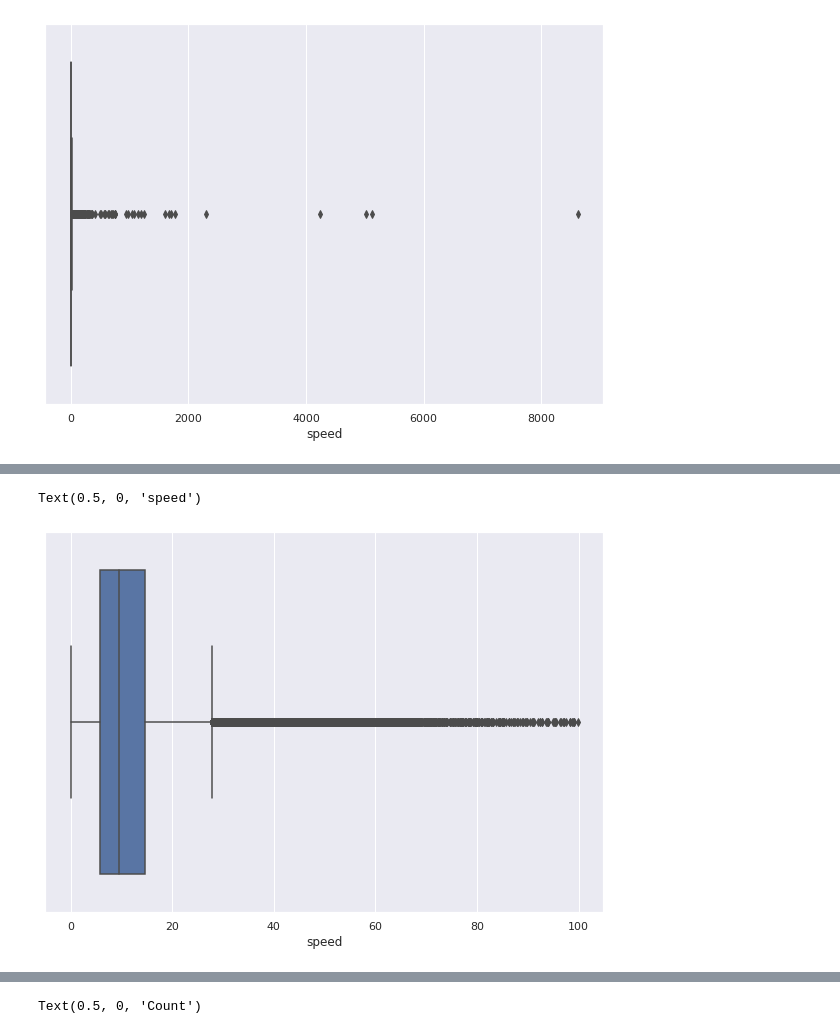
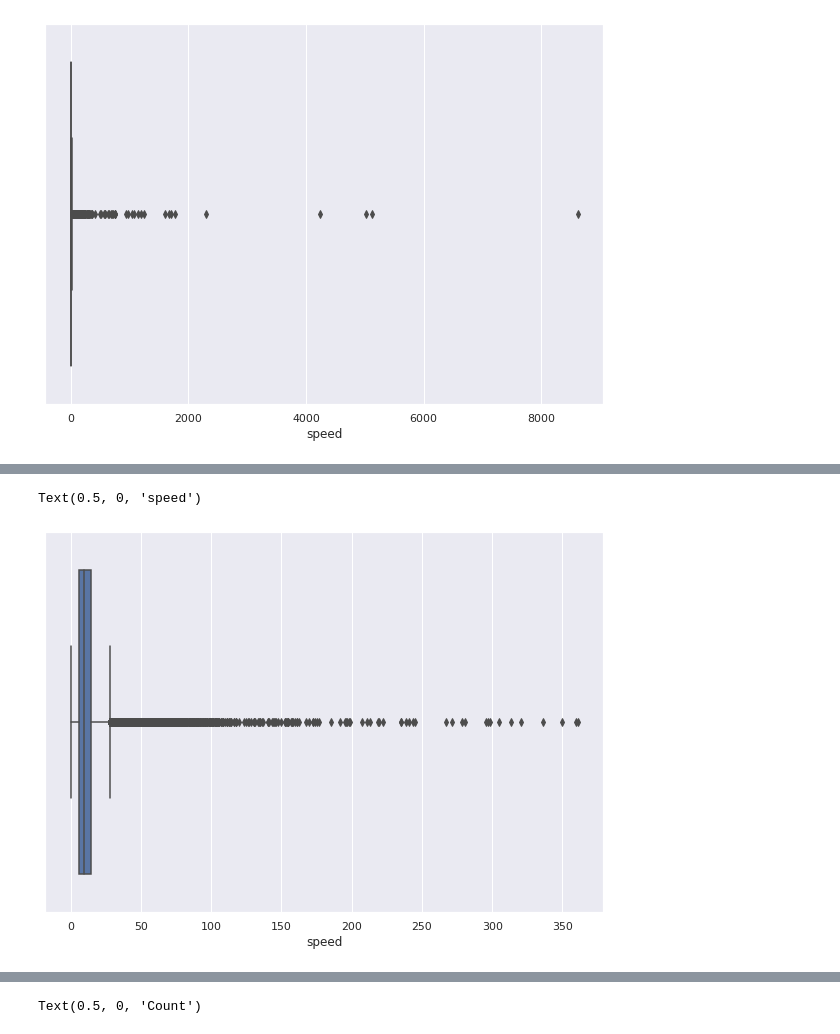
Before and after one commit to HariTarz/NYC-Taxi-Trip-Time-Prediction, a Jupyter notebook: NYC_Taxi_Trip_Time_Prediction_Capstone_Project.ipynb, the cells around one changed output, grey strips where cells are left out. Cells and saved outputs as stored; diff of their text form; code cells hidden in the pictures.

```diff
--- a/NYC_Taxi_Trip_Time_Prediction_Capstone_Project.ipynb
+++ b/NYC_Taxi_Trip_Time_Prediction_Capstone_Project.ipynb
@@ -157,4 +162,4 @@ df[df.trip_duration > 86400]
 | 924150 | id1325766 | 1 | 2016-01-05 06:14:15 | 2016-01-31 01:01:07 | 1 | -73.983788 | ... |
 | 978383 | id0053347 | 1 | 2016-02-13 22:46:52 | 2016-03-25 18:18:14 | 1 | -73.783905 | ... |
 # %%
-df.dropoff_datetime[978383] - df.pickup_datetime[978383]
+df['calculated_trip_duration'] = (df.dropoff_datetime - df.pickup_datetime).dt.total_seconds()
@@ -302,4 +372,4 @@ ax.set_xlabel('speed')
 Text(0.5, 0, 'speed')
 [figure]
 # %%
-lim_speed_df = df[df.speed < 100]
+lim_speed_df = df[df.speed < 400]
@@ -306,10 +396,11 @@ lim_speed_df = df[df.speed < 100]
 # %%
 fig = plt.figure(figsize=(10,7))
 ax = fig.gca()
 sns.boxplot(x= lim_speed_df.speed)
 sns.set_theme(style='darkgrid')
 ax.set_xlabel('speed')
 # ax.set_ylabel('Frequency')
+ax.set_title('Analysis of limited speed')
 # %% [output]
 Text(0.5, 0, 'speed')
-[figure, old version]
+[figure, new version]
```
Also changed, not shown: parts of 143 cells of this notebook.
